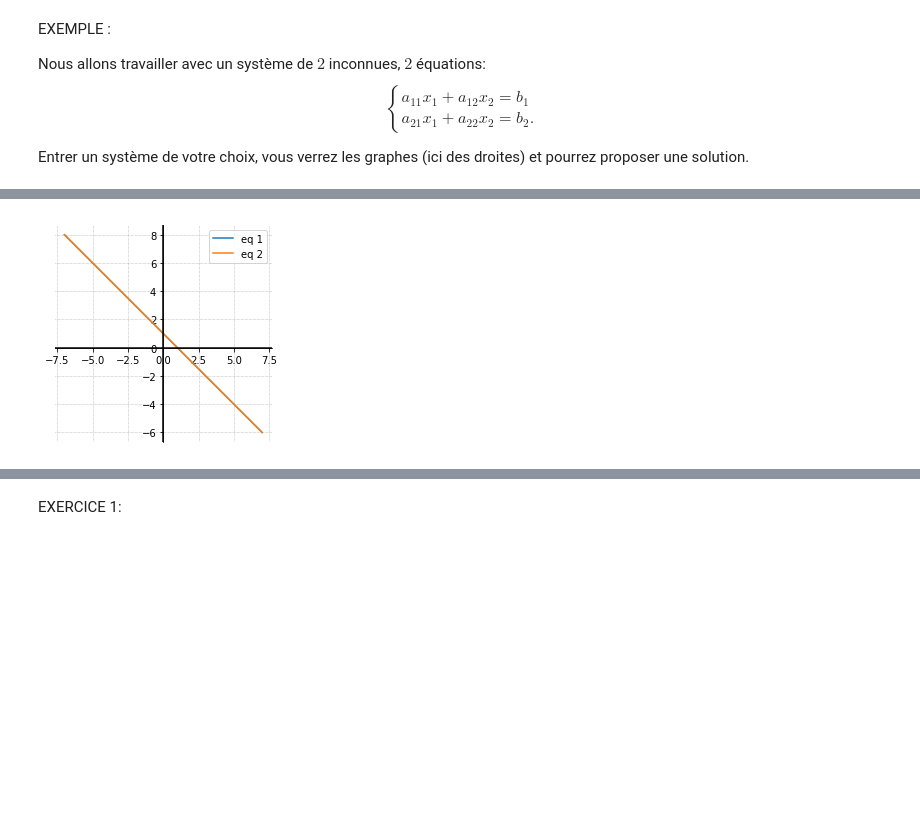
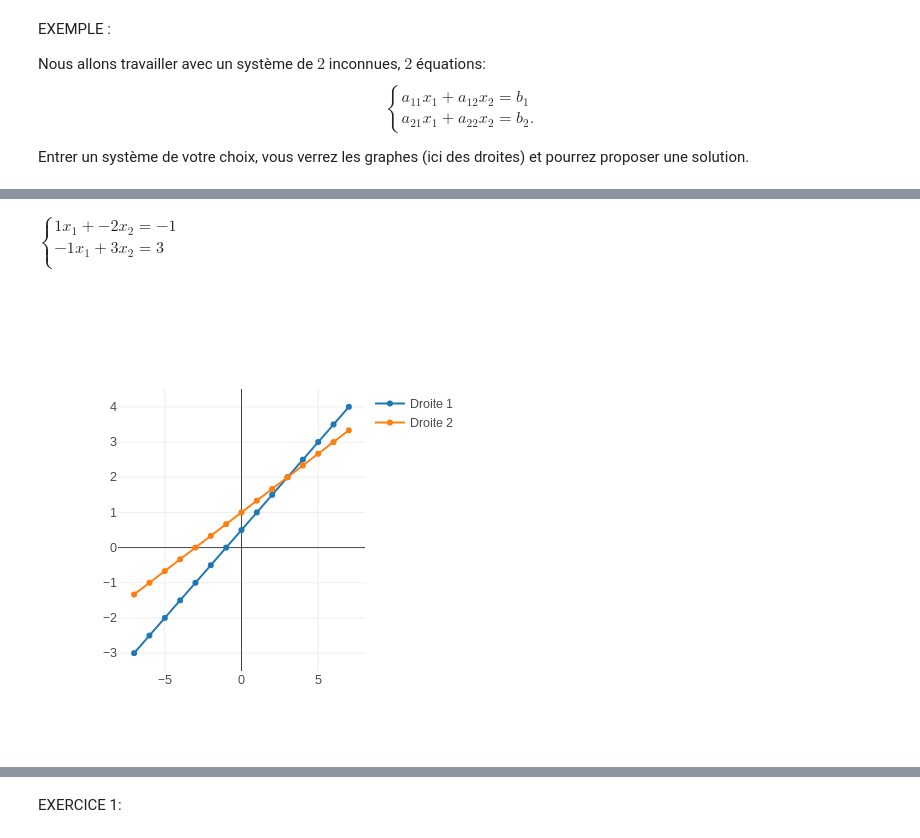
Before and after one commit to FlorianCassayre/jupyter_notebooks_AL, a Jupyter notebook: Chapitre 1 - Systemes equations lineaires/1.2. Nombre de solution d'un système.ipynb, the cells around one changed output, grey strips where cells are left out. Saved outputs shown, nothing was run; the diff lists cells and outputs as text; code cells hidden in the pictures; blank space fills up the shorter version.

```diff
--- a/Chapitre 1 - Systemes equations lineaires/1.2. Nombre de solution d'un système.ipynb
+++ b/Chapitre 1 - Systemes equations lineaires/1.2. Nombre de solution d'un système.ipynb
@@ -105,7 +92,6 @@ al.bgc('seashell')
 n = 2
 m = 2
 
-MatriceCoeff = [ [1,1,1] , [1,1,1] ]
-hide_toggle()
+MatriceCoeff = [ [1,-2,-1] , [-1,3,3] ]
 # %% [output]
 [interactive output not drawn]
@@ -113,6 +98,7 @@ hide_toggle()
 # %%
-#Graph
-al.Plot2DSys(-7,7,200,MatriceCoeff)
-plt.show()
+al.printSyst(m,n, MatriceCoeff)
+
+al.Plot2DSys(-7,7,15,MatriceCoeff)
 # %% [output]
+$\begin{cases}1x_1 + -2x_2=-1\\-1x_1 + 3x_2=3\\\end{cases}$
-[figure, old version]
+[figure, new version]
```
Also changed, not shown: parts of 12 cells of this notebook, 4 other files.
